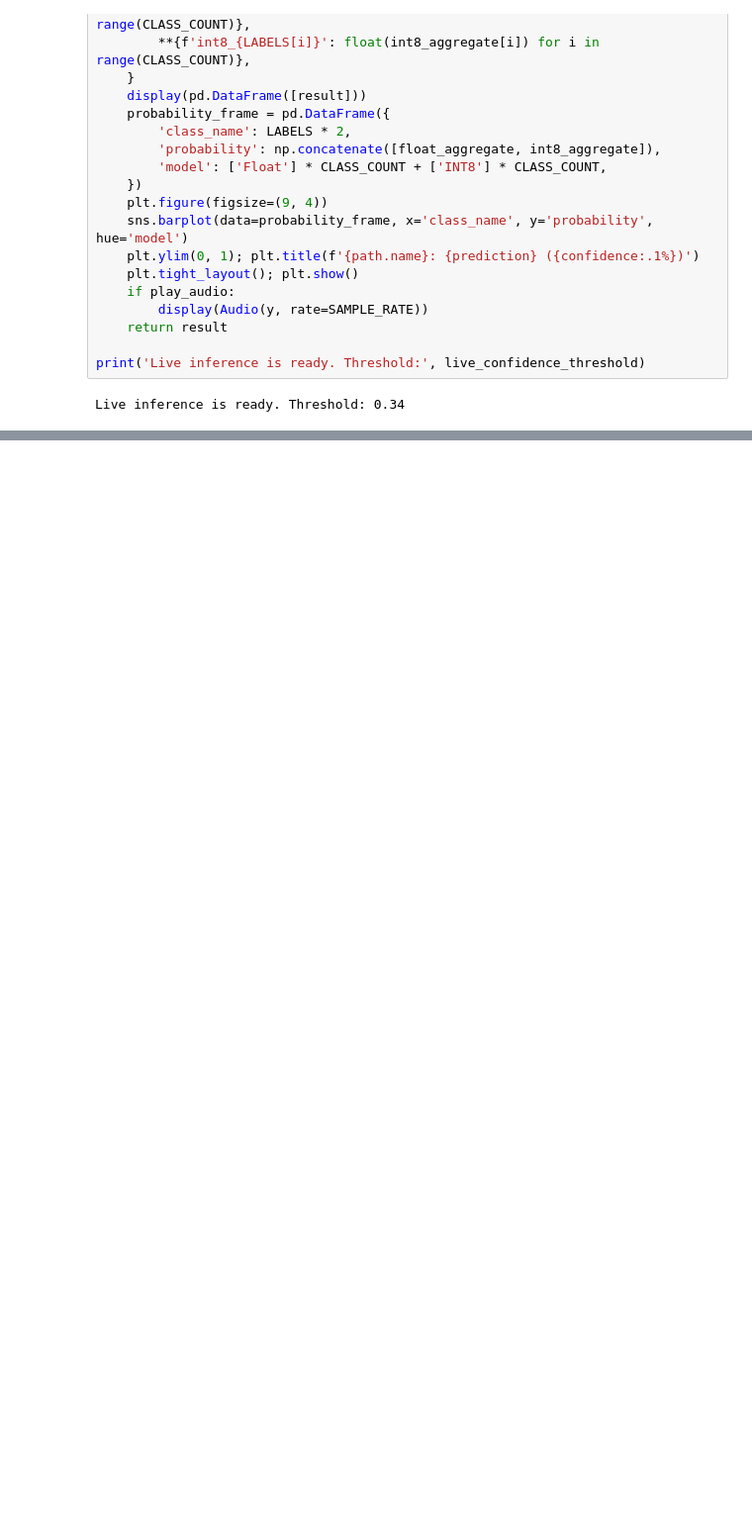
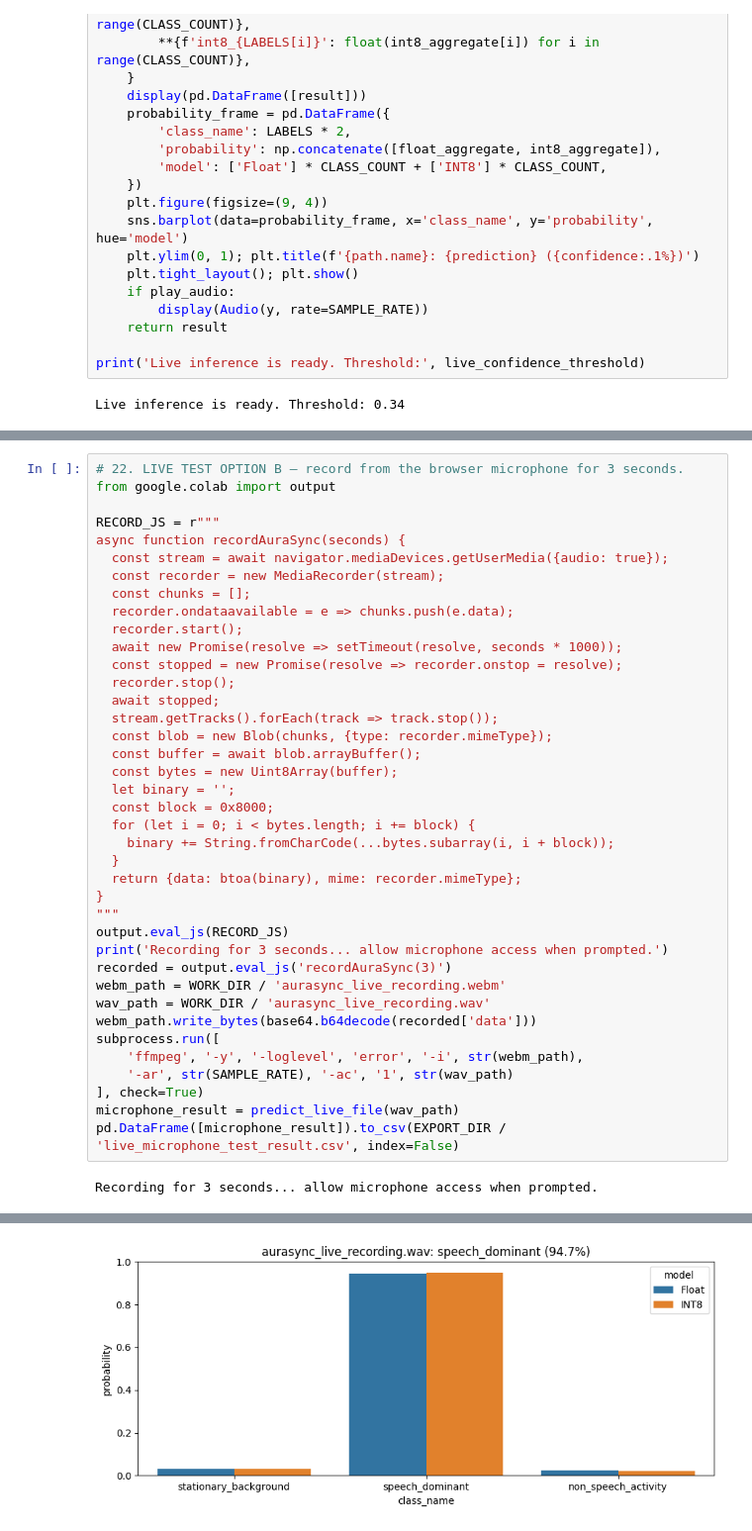
Before and after one commit to GhimirePlan/Project_AuraSync, a Jupyter notebook: AS_DL_Model/AuraSync_CNN_Training.ipynb, the cells around one changed output, grey strips where cells are left out. Shown at 99% size. Drawn from its saved outputs; the diff is of its cells as text; blank space fills up the shorter version.

Commit message:
implemented browser microphone testing and reporting

```diff
--- a/AS_DL_Model/AuraSync_CNN_Training.ipynb
+++ b/AS_DL_Model/AuraSync_CNN_Training.ipynb
@@ -1107,3 +1107,44 @@ if live_results:
     pd.DataFrame(live_results).to_csv(EXPORT_DIR / 'live_upload_test_results.csv', index=False)
 # %% [output]
 [interactive output not drawn]
+# %%
+# 22. LIVE TEST OPTION B — record from the browser microphone for 3 seconds.
+from google.colab import output
+
+RECORD_JS = r"""
+async function recordAuraSync(seconds) {
+  const stream = await navigator.mediaDevices.getUserMedia({audio: true});
+  const recorder = new MediaRecorder(stream);
+  const chunks = [];
+  recorder.ondataavailable = e => chunks.push(e.data);
+  recorder.start();
+  await new Promise(resolve => setTimeout(resolve, seconds * 1000));
+  const stopped = new Promise(resolve => recorder.onstop = resolve);
+  recorder.stop();
+  await stopped;
+  stream.getTracks().forEach(track => track.stop());
+  const blob = new Blob(chunks, {type: recorder.mimeType});
+  const buffer = await blob.arrayBuffer();
+  const bytes = new Uint8Array(buffer);
+  let binary = '';
+  const block = 0x8000;
+  for (let i = 0; i < bytes.length; i += block) {
+    binary += String.fromCharCode(...bytes.subarray(i, i + block));
+  }
+  return {data: btoa(binary), mime: recorder.mimeType};
+}
+"""
+output.eval_js(RECORD_JS)
+print('Recording for 3 seconds... allow microphone access when prompted.')
+recorded = output.eval_js('recordAuraSync(3)')
+webm_path = WORK_DIR / 'aurasync_live_recording.webm'
+wav_path = WORK_DIR / 'aurasync_live_recording.wav'
+webm_path.write_bytes(base64.b64decode(recorded['data']))
+subprocess.run([
+    'ffmpeg', '-y', '-loglevel', 'error', '-i', str(webm_path),
+    '-ar', str(SAMPLE_RATE), '-ac', '1', str(wav_path)
+], check=True)
+microphone_result = predict_live_file(wav_path)
+pd.DataFrame([microphone_result]).to_csv(EXPORT_DIR / 'live_microphone_test_result.csv', index=False)
+# %% [output]
+Recording for 3 seconds... allow microphone access when prompted.
@@ -1109,0 +1153 @@ if live_results:
+[figure, added]
```
Also changed, not shown: parts of 1 cell of this notebook, 1 other file.
